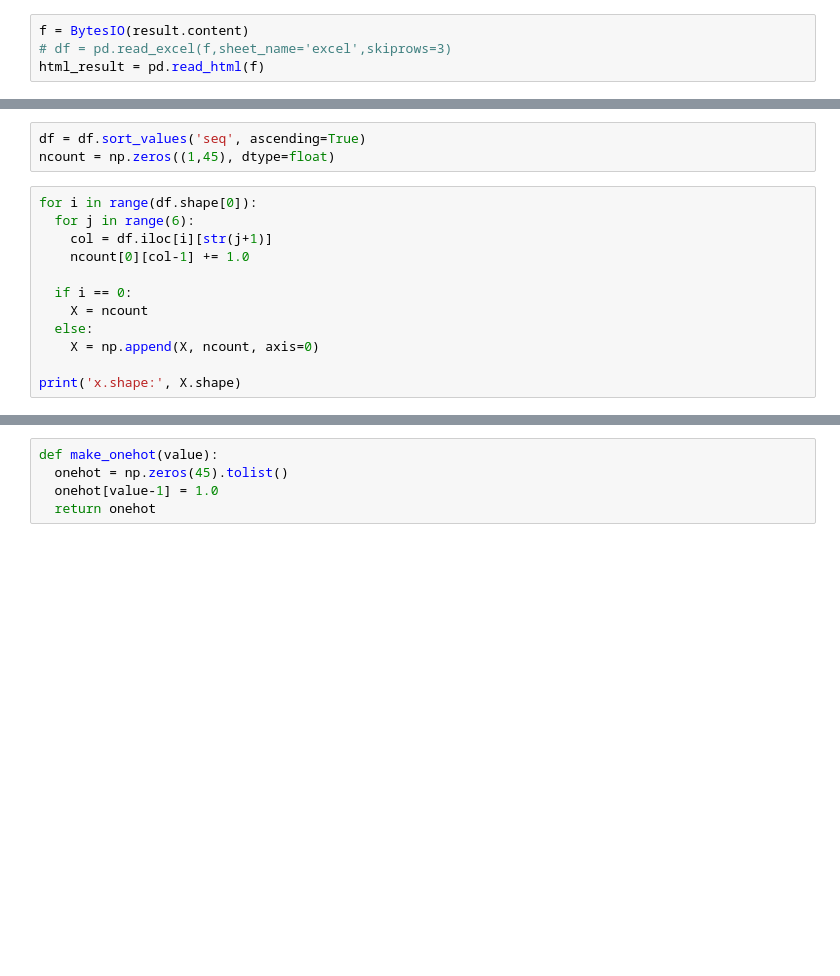
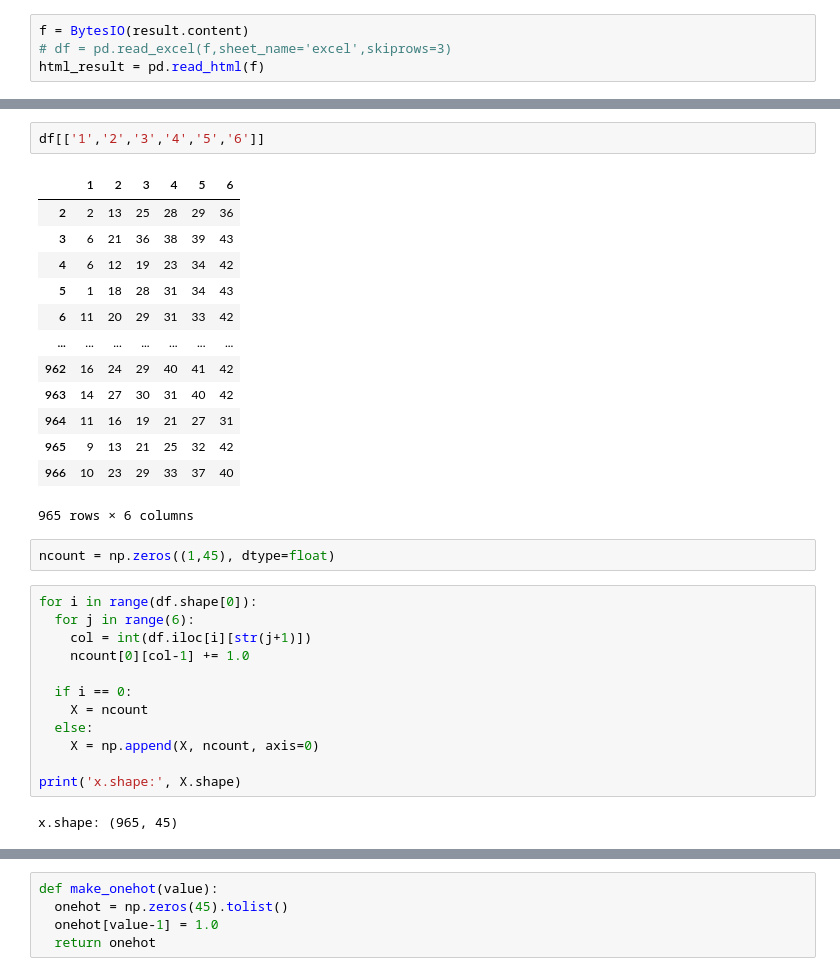
Before and after one commit to dantae74/machine-learning, a Jupyter notebook: stock-etc/99-rnn-lotto.ipynb, the cells around one changed output, grey strips where cells are left out. Drawn from its saved outputs; the diff is of its cells as text; blank space fills up the shorter version.

```diff
--- a/stock-etc/99-rnn-lotto.ipynb
+++ b/stock-etc/99-rnn-lotto.ipynb
@@ -32,10 +91,25 @@ html_result
+# %%
+df[['1','2','3','4','5','6']]
+# %% [output]
+|  | 1 | 2 | 3 | 4 | 5 | 6 |
+| 2 | 2 | 13 | 25 | 28 | 29 | 36 |
+| 3 | 6 | 21 | 36 | 38 | 39 | 43 |
+| 4 | 6 | 12 | 19 | 23 | 34 | 42 |
+| 5 | 1 | 18 | 28 | 31 | 34 | 43 |
+| 6 | 11 | 20 | 29 | 31 | 33 | 42 |
+| ... | ... | ... | ... | ... | ... | ... |
+| 962 | 16 | 24 | 29 | 40 | 41 | 42 |
+| 963 | 14 | 27 | 30 | 31 | 40 | 42 |
+| 964 | 11 | 16 | 19 | 21 | 27 | 31 |
+| 965 | 9 | 13 | 21 | 25 | 32 | 42 |
+| 966 | 10 | 23 | 29 | 33 | 37 | 40 |
+965 rows × 6 columns
 # %%
-df = df.sort_values('seq', ascending=True)
 ncount = np.zeros((1,45), dtype=float)
 # %%
 for i in range(df.shape[0]):
   for j in range(6):
-    col = df.iloc[i][str(j+1)]
+    col = int(df.iloc[i][str(j+1)])
     ncount[0][col-1] += 1.0
 
   if i == 0:
@@ -44,6 +118,8 @@ for i in range(df.shape[0]):
     X = np.append(X, ncount, axis=0)
 
 print('x.shape:', X.shape)
+# %% [output]
+x.shape: (965, 45)
 # %%
 df_y = df[['1','2','3','4','5','6']]
 Y = df_y.values
```
Also changed, not shown: parts of 18 cells of this notebook.
